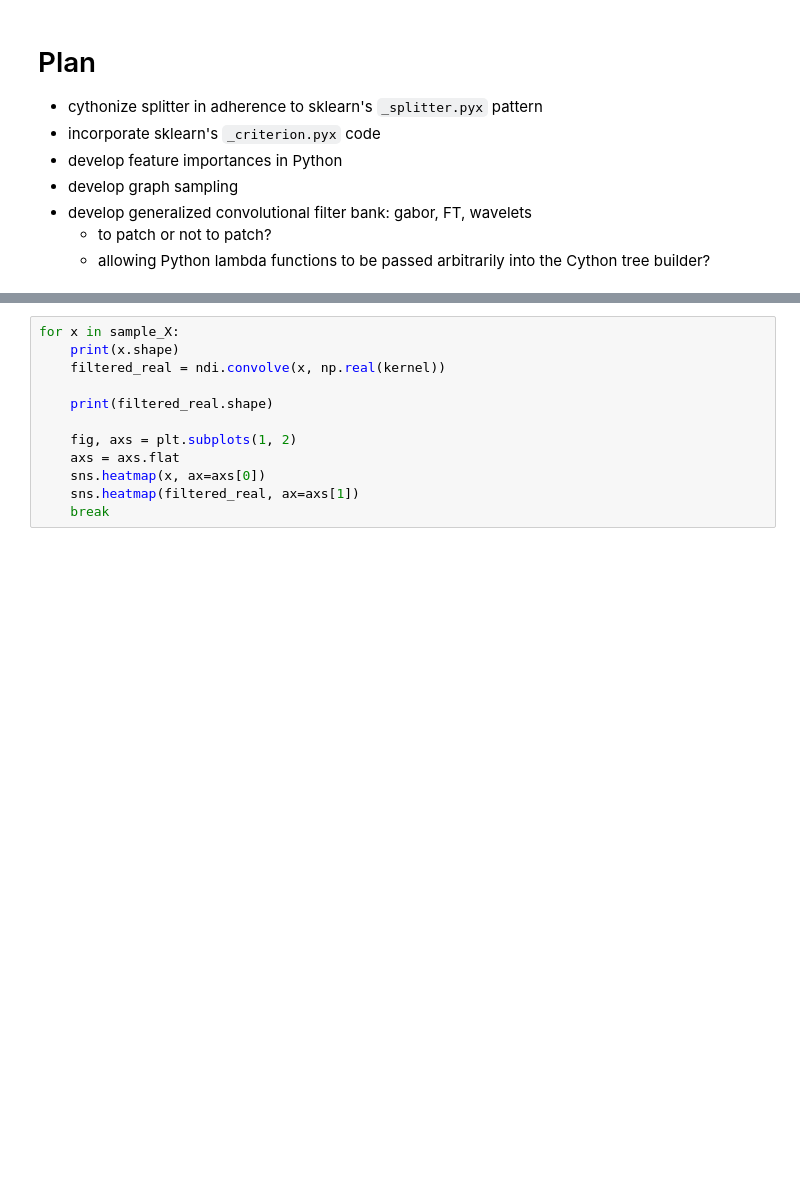
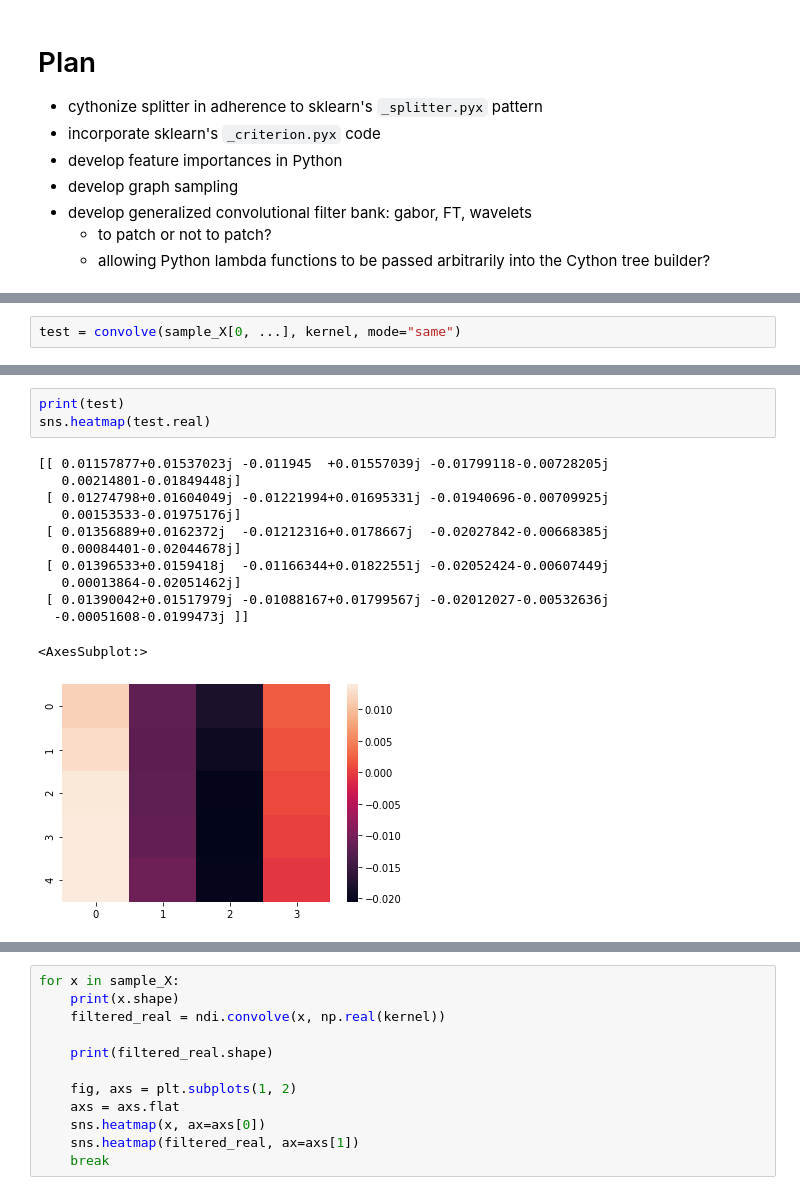
Before and after one commit to NeuroDataDesign/manifold_random_forests, a Jupyter notebook: docs/tutorials/test_morf_split.ipynb, the cells around one changed output, grey strips where cells are left out. Cells and saved outputs as stored; diff of their text form; blank space fills up the shorter version.

```diff
--- a/docs/tutorials/test_morf_split.ipynb
+++ b/docs/tutorials/test_morf_split.ipynb
@@ -474,0 +549,2 @@ print(kernel.shape)
+# %%
+test = convolve(sample_X[0, ...], kernel, mode="same")
@@ -474,0 +553,16 @@ print(kernel.shape)
+# %%
+print(test)
+sns.heatmap(test.real)
+# %% [output]
+[[ 0.01157877+0.01537023j -0.011945  +0.01557039j -0.01799118-0.00728205j
+   0.00214801-0.01849448j]
+ [ 0.01274798+0.01604049j -0.01221994+0.01695331j -0.01940696-0.00709925j
+   0.00153533-0.01975176j]
+ [ 0.01356889+0.0162372j  -0.01212316+0.0178667j  -0.02027842-0.00668385j
+   0.00084401-0.02044678j]
+ [ 0.01396533+0.0159418j  -0.01166344+0.01822551j -0.02052424-0.00607449j
+   0.00013864-0.02051462j]
+ [ 0.01390042+0.01517979j -0.01088167+0.01799567j -0.02012027-0.00532636j
+  -0.00051608-0.0199473j ]]
+<AxesSubplot:>
+[figure, added]
```
Also changed, not shown: parts of 9 cells of this notebook, 21 other files.
